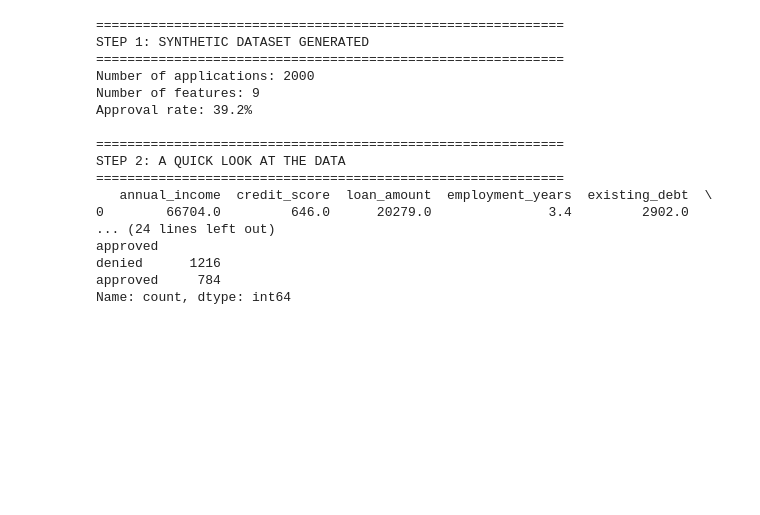
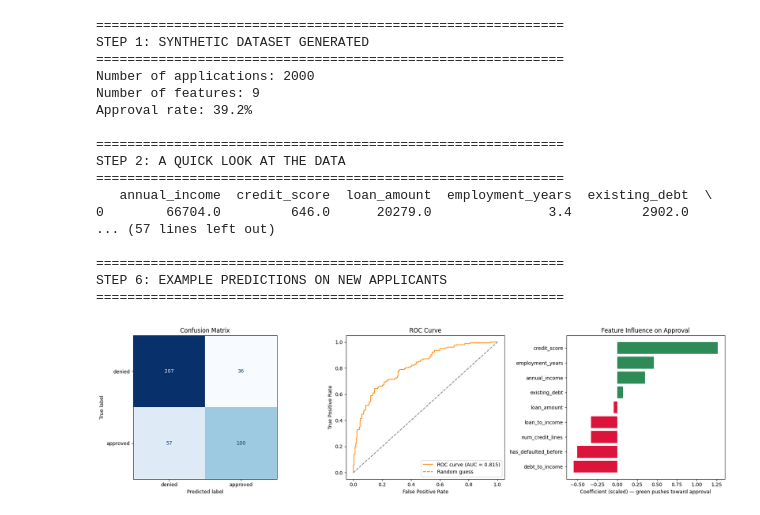
Before and after one commit to abhinavsinh014-prog/Machine-Learing, a Jupyter notebook: pp4.ipynb, the cells around one changed output. Saved outputs shown, nothing was run; the diff lists cells and outputs as text; code cells hidden in the pictures; blank space fills up the shorter version.

```diff
--- a/pp4.ipynb
+++ b/pp4.ipynb
@@ -57,35 +57,99 @@ approved = (rng.random(n_samples) < prob_approve).astype(int)
 
 y = pd.Series(approved, name="approved")  # 1 = approved, 0 = denied
 
 print("=" * 60)
 print("STEP 1: SYNTHETIC DATASET GENERATED")
 print("=" * 60)
 print(f"Number of applications: {X_raw.shape[0]}")
 print(f"Number of features: {X_raw.shape[1]}")
 print(f"Approval rate: {y.mean():.1%}\n")
 
 print("=" * 60)
 print("STEP 2: A QUICK LOOK AT THE DATA")
 print("=" * 60)
 print(X_raw.head(), "\n")
 print(X_raw.describe().T[["mean", "std", "min", "max"]], "\n")
 print("Approved vs Denied counts:")
 print(y.value_counts().rename({1: "approved", 0: "denied"}), "\n")
+
+
+X_train, X_test, y_train, y_test = train_test_split(
+    X_raw, y, test_size=0.2, random_state=RANDOM_STATE, stratify=y
+)
+print("=" * 60)
+print("STEP 3: TRAIN / TEST SPLIT")
+print("=" * 60)
+print(f"Training samples: {X_train.shape[0]}")
+print(f"Testing samples:  {X_test.shape[0]}\n")
+
+scaler = StandardScaler()
+X_train_scaled = scaler.fit_transform(X_train)
+X_test_scaled = scaler.transform(X_test)
+
+print("=" * 60)
+print("STEP 4: TRAINING THE MODEL")
+print("=" * 60)
+model = LogisticRegression(max_iter=10000, random_state=RANDOM_STATE)
+model.fit(X_train_scaled, y_train)
+print("Model trained!\n")
+
+y_pred = model.predict(X_test_scaled)
+y_proba = model.predict_proba(X_test_scaled)[:, 1]
+
+acc = accuracy_score(y_test, y_pred)
+auc = roc_auc_score(y_test, y_proba)
+
+print("=" * 60)
+print("STEP 5: EVALUATION")
+print("=" * 60)
+print(f"Accuracy: {acc:.4f}")
+print(f"ROC AUC:  {auc:.4f}\n")
+print("Classification report:")
+print(classification_report(y_test, y_pred, target_names=["denied", "approved"]))
+
+fig, axes = plt.subplots(1, 3, figsize=(18, 5))
+
+cm = confusion_matrix(y_test, y_pred)
+disp = ConfusionMatrixDisplay(confusion_matrix=cm, display_labels=["denied", "approved"])
+disp.plot(ax=axes[0], cmap="Blues", colorbar=False)
+axes[0].set_title("Confusion Matrix")
+
+fpr, tpr, _ = roc_curve(y_test, y_proba)
+axes[1].plot(fpr, tpr, label=f"ROC curve (AUC = {auc:.3f})", color="darkorange")
+axes[1].plot([0, 1], [0, 1], linestyle="--", color="gray", label="Random guess")
+axes[1].set_xlabel("False Positive Rate")
+axes[1].set_ylabel("True Positive Rate")
+axes[1].set_title("ROC Curve")
+axes[1].legend(loc="lower right")
+
+coefs = pd.Series(model.coef_[0], index=X_raw.columns).sort_values()
+colors = ["crimson" if v < 0 else "seagreen" for v in coefs]
+axes[2].barh(coefs.index, coefs.values, color=colors)
+axes[2].set_title("Feature Influence on Approval")
+axes[2].set_xlabel("Coefficient (scaled) — green pushes toward approval")
+
+plt.tight_layout()
+plt.savefig("results.png", dpi=150)
+print("Saved visualizations to results.png\n")
+print("=" * 60)
+print("STEP 6: EXAMPLE PREDICTIONS ON NEW APPLICANTS")
+print("=" * 60)
 # %% [output]
 ============================================================
 STEP 1: SYNTHETIC DATASET GENERATED
 ============================================================
 Number of applications: 2000
 Number of features: 9
 Approval rate: 39.2%
 
 ============================================================
 STEP 2: A QUICK LOOK AT THE DATA
 ============================================================
    annual_income  credit_score  loan_amount  employment_years  existing_debt  \
 0        66704.0         646.0      20279.0               3.4         2902.0
-... (24 lines left out)
-approved
-denied      1216
-approved     784
-Name: count, dtype: int64
+... (57 lines left out)
+
+============================================================
+STEP 6: EXAMPLE PREDICTIONS ON NEW APPLICANTS
+============================================================
+[figure, added]
```
